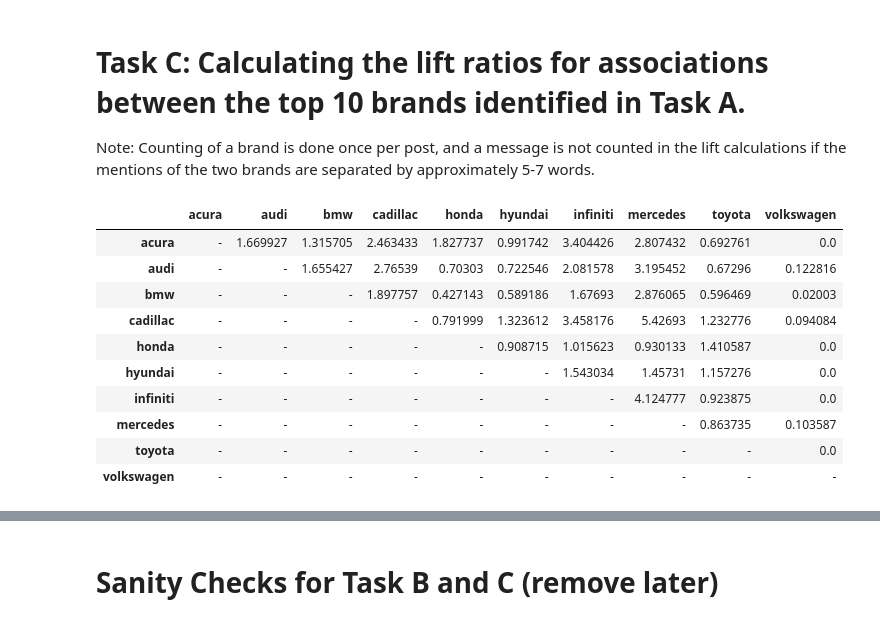
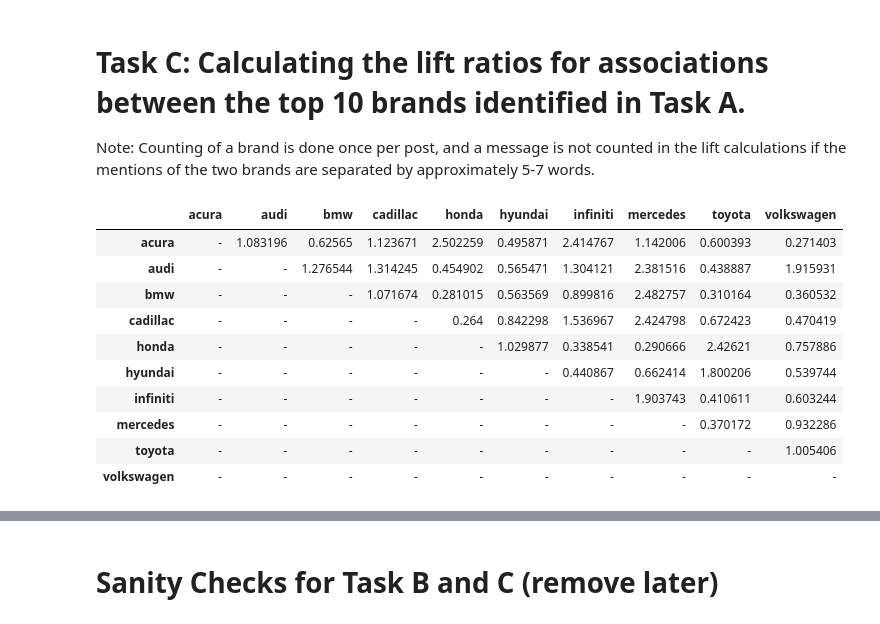
Before and after one commit to CarsonJMullen/Unstructured-Data-Analytics, a Jupyter notebook: Assignment 1/Edmunds_Analysis.ipynb, the cells around one changed output, grey strips where cells are left out. Cells and saved outputs as stored; diff of their text form; code cells hidden in the pictures.

```diff
--- a/Assignment 1/Edmunds_Analysis.ipynb
+++ b/Assignment 1/Edmunds_Analysis.ipynb
@@ -399,6 +401,12 @@ def clean_text(text):
     text = re.sub(r'\W+', ' ', text.lower())  # Remove punctuation and convert to lowercase
     words = text.split()
     return words
+
+def find_and_replace_brand(message, model_to_brand):
+    message = message.lower()
+    for key, value in model_to_brand.items():
+        message = message.replace(key, value)
+    return message
 
 def find_brand_pairs(message, brands, window=5):
     message = re.sub(r'\W+', ' ', message.lower())  # Clean the message
@@ -447,12 +455,12 @@ def calculate_frequencies(df, top_brands, window=5):
             word_frequency[brand] += 1
 
         # Update pair frequencies
-        brand_pairs = find_brand_pairs(message, top_brands, window=window)
+        brand_pairs = find_brand_pairs(find_and_replace_brand(message, model_to_brand), top_brands, window=window)
         for brand_pair in brand_pairs:
             if brand_pair[0] in brands_in_message and brand_pair[1] in brands_in_message:
                 word_pair_frequency[brand_pair] += 1
 
-    return word_frequency, word_pair_frequency
+    return word_frequency, word_pair_frequency, mapped_brands
 
 
 # Function to calculate lift
@@ -478,7 +486,7 @@ def calculate_lift(word_frequency, word_pair_frequency, total_posts):
 def main(df, top_10_brands_list, window=7):
     # Step 1: Calculate word and word pair frequencies
     total_posts = len(df)
-    word_frequency, word_pair_frequency = calculate_frequencies(df, top_10_brands_list, window)
+    word_frequency, word_pair_frequency, mapped_brands = calculate_frequencies(df, top_10_brands_list, window)
 
     # Step 2: Calculate lift values
     lift_df = calculate_lift(word_frequency, word_pair_frequency, total_posts)
@@ -489,42 +497,42 @@ def main(df, top_10_brands_list, window=7):
     # Ensure all brands are present in both axes
     all_brands = sorted(set(top_10_brands_list))
     lift_matrix = lift_matrix.reindex(index=all_brands, columns=all_brands)
 
     # Replace missing values with 0
     lift_matrix = lift_matrix.fillna(0)
 
     # Convert DataFrame to object type to allow setting string values
     lift_matrix = lift_matrix.astype(object)
 
     # Set the diagonal and lower triangle to '-'
     for i in range(len(all_brands)):
         lift_matrix.iloc[i, i] = '-'  # Set diagonal to '-'
         for j in range(i):
             lift_matrix.iloc[i, j] = '-'  # Set lower triangle to '-'
 
     # Remove 'Brand 1' and 'Brand 2' labels from being displayed
     lift_matrix.index.name = None
     lift_matrix.columns.name = None
 
     # Return both lift_matrix and lift_df
     #return lift_matrix, lift_df
-    return lift_matrix, lift_df, word_frequency, word_pair_frequency
+    return lift_matrix, lift_df, word_frequency, word_pair_frequency, mapped_brands
 
 # Execute the main function and capture the lift matrix and lift DataFrame
 #lift_matrix, lift_df = main(df, top_10_brands_list, stop_words, window=7)
-lift_matrix, lift_df, word_frequency, word_pair_frequency = main(df, top_10_brands_list, window=1000000000000)
+lift_matrix, lift_df, word_frequency, word_pair_frequency, mapped_brands = main(df, top_10_brands_list, window=7)
 
 # Display the lift matrix as a DataFrame
 lift_matrix
 # %% [output]
 |  | acura | audi | bmw | cadillac | honda | hyundai | infiniti | mercedes | toyota | volkswagen |
-| acura | - | 1.669927 | 1.315705 | 2.463433 | 1.827737 | 0.991742 | 3.404426 | 2.807432 | 0.692761 | 0.0 |
-| audi | - | - | 1.655427 | 2.76539 | 0.70303 | 0.722546 | 2.081578 | 3.195452 | 0.67296 | 0.122816 |
-| bmw | - | - | - | 1.897757 | 0.427143 | 0.589186 | 1.67693 | 2.876065 | 0.596469 | 0.02003 |
-| cadillac | - | - | - | - | 0.791999 | 1.323612 | 3.458176 | 5.42693 | 1.232776 | 0.094084 |
-| honda | - | - | - | - | - | 0.908715 | 1.015623 | 0.930133 | 1.410587 | 0.0 |
-| hyundai | - | - | - | - | - | - | 1.543034 | 1.45731 | 1.157276 | 0.0 |
-| infiniti | - | - | - | - | - | - | - | 4.124777 | 0.923875 | 0.0 |
-| mercedes | - | - | - | - | - | - | - | - | 0.863735 | 0.103587 |
-| toyota | - | - | - | - | - | - | - | - | - | 0.0 |
+| acura | - | 1.083196 | 0.62565 | 1.123671 | 2.502259 | 0.495871 | 2.414767 | 1.142006 | 0.600393 | 0.271403 |
+| audi | - | - | 1.276544 | 1.314245 | 0.454902 | 0.565471 | 1.304121 | 2.381516 | 0.438887 | 1.915931 |
+| bmw | - | - | - | 1.071674 | 0.281015 | 0.563569 | 0.899816 | 2.482757 | 0.310164 | 0.360532 |
+| cadillac | - | - | - | - | 0.264 | 0.842298 | 1.536967 | 2.424798 | 0.672423 | 0.470419 |
+| honda | - | - | - | - | - | 1.029877 | 0.338541 | 0.290666 | 2.42621 | 0.757886 |
+| hyundai | - | - | - | - | - | - | 0.440867 | 0.662414 | 1.800206 | 0.539744 |
+| infiniti | - | - | - | - | - | - | - | 1.903743 | 0.410611 | 0.603244 |
+| mercedes | - | - | - | - | - | - | - | - | 0.370172 | 0.932286 |
+| toyota | - | - | - | - | - | - | - | - | - | 1.005406 |
 | volkswagen | - | - | - | - | - | - | - | - | - | - |
```
Also changed, not shown: parts of 11 cells of this notebook.
